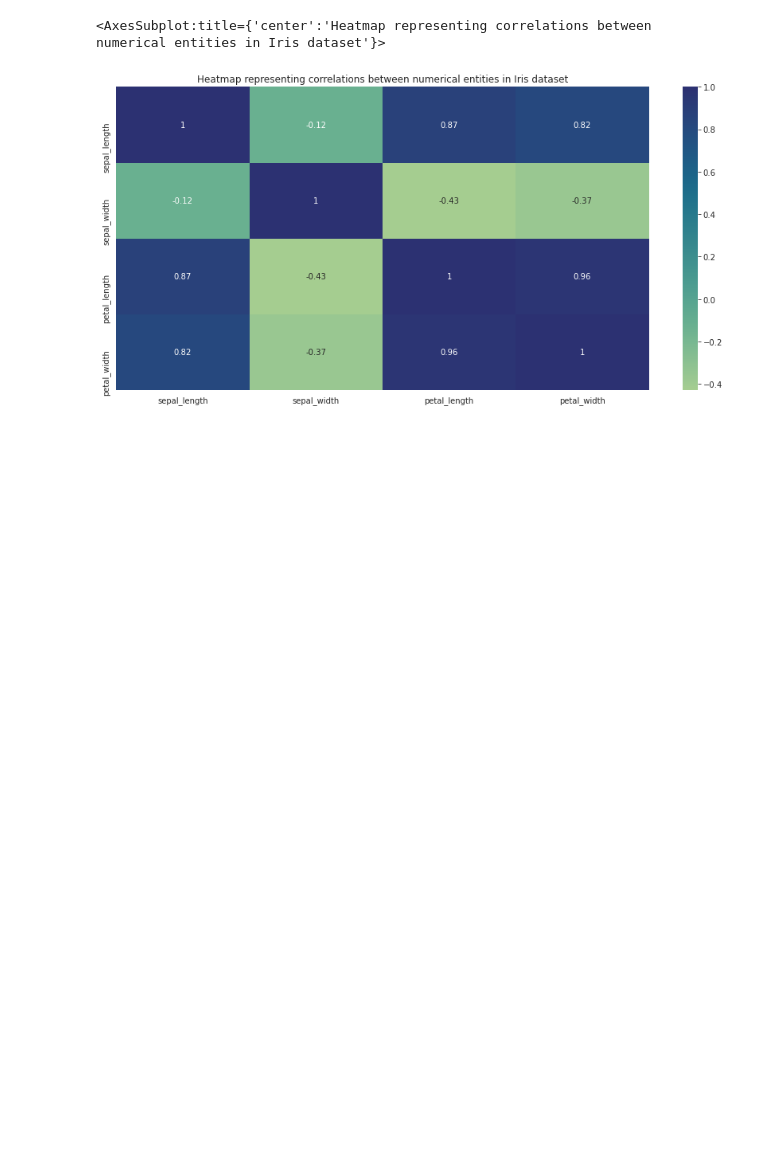
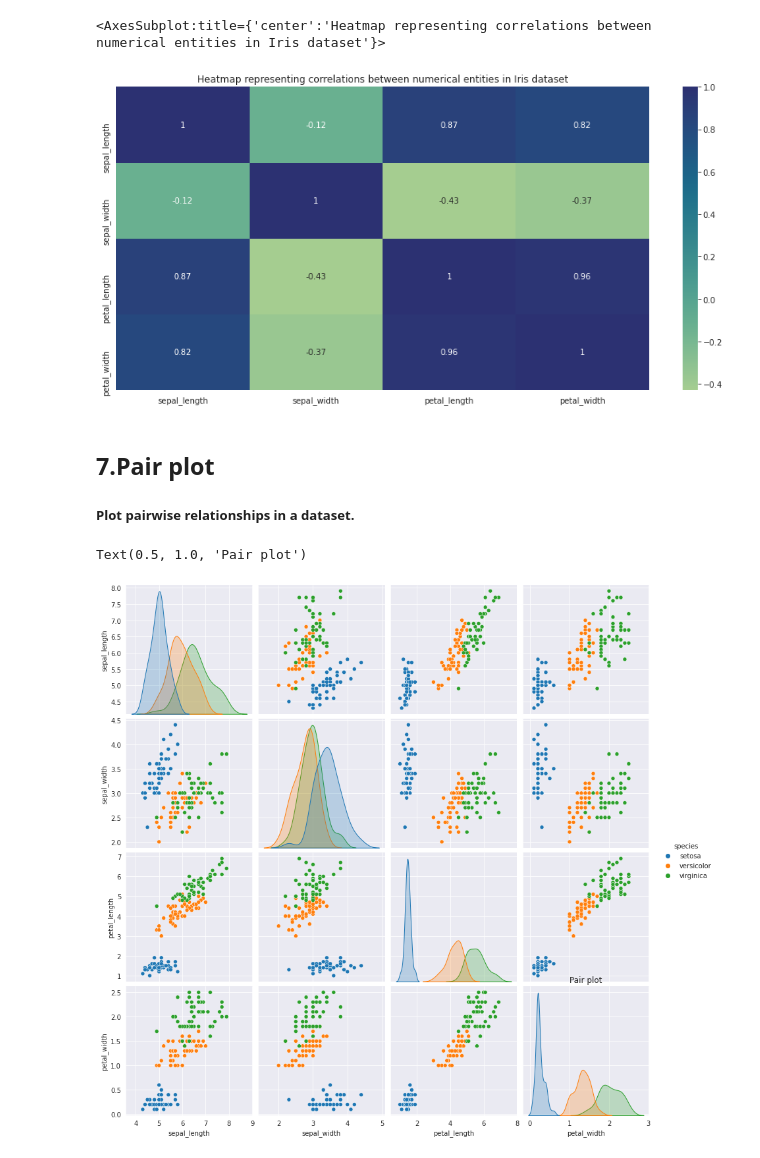
Before and after one commit to HiggsGaama/100DaysOfML, a Jupyter notebook: Day1-DataVizualization/notebook.ipynb, the cells around one changed output. Saved outputs shown, nothing was run; the diff lists cells and outputs as text; code cells hidden in the pictures; blank space fills up the shorter version.

```diff
--- a/Day1-DataVizualization/notebook.ipynb
+++ b/Day1-DataVizualization/notebook.ipynb
@@ -186,3 +175,13 @@ petal_length      0.871754    -0.428440      1.000000     0.962865
 petal_width       0.817941    -0.366126      0.962865     1.000000
 <AxesSubplot:title={'center':'Heatmap representing correlations between numerical entities in Iris dataset'}>
 [figure]
+# %% [markdown]
+<h2>7.Pair plot</h2>
+<h5>Plot pairwise relationships in a dataset.</h5>
+# %%
+
+sns.pairplot(data = data, kind = "scatter", diag_kind="kde", hue = "species", height= 3)
+plt.title("Pair plot")
+# %% [output]
+Text(0.5, 1.0, 'Pair plot')
+[figure, added]
```
Also changed, not shown: parts of 4 cells of this notebook.
